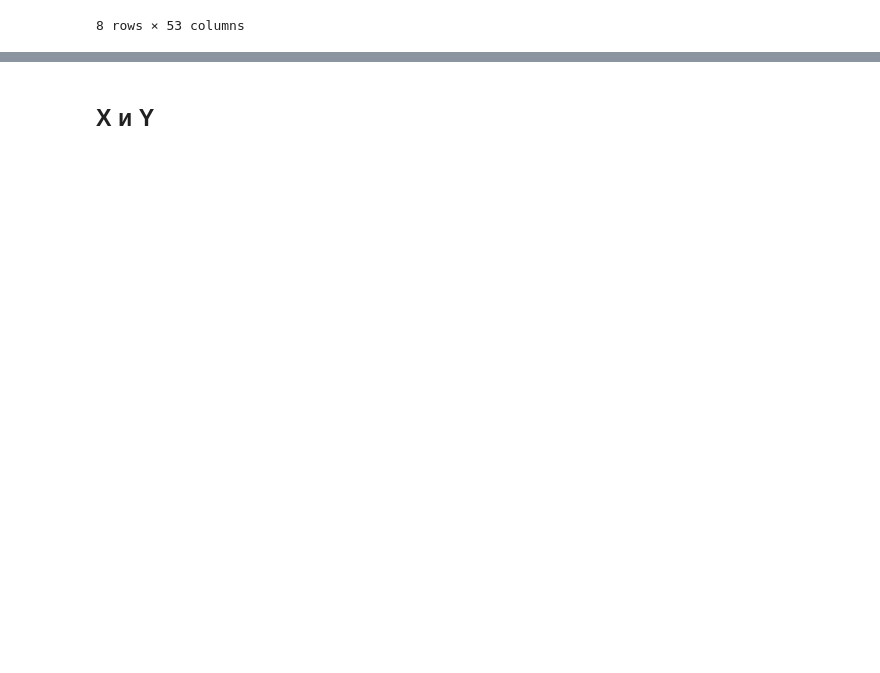
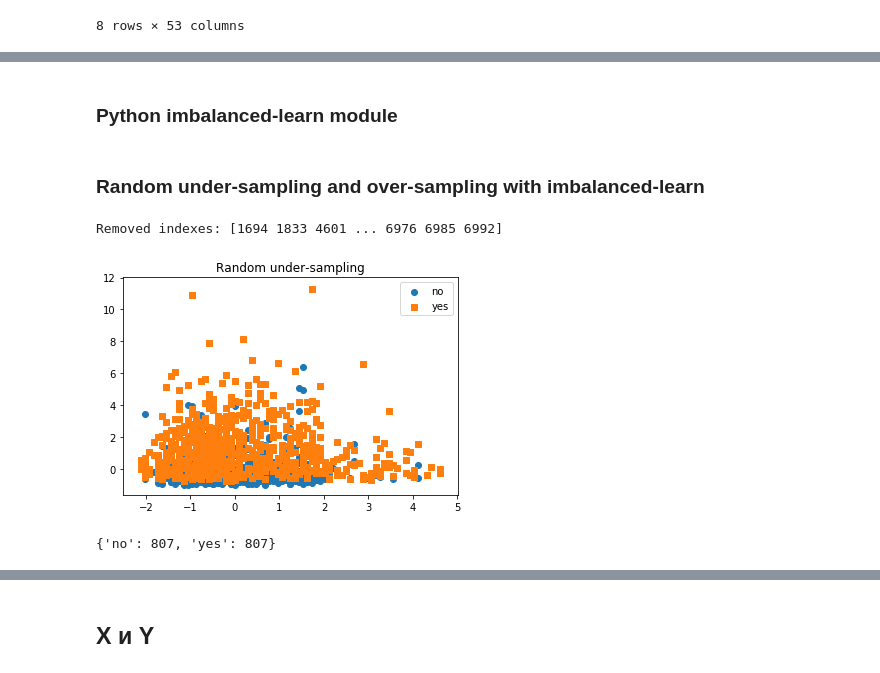
Before and after one commit to KhAngelina/ML, a Jupyter notebook: Task1/tutorial_deposite_prediction.ipynb, the cells around one changed output, grey strips where cells are left out. Saved outputs shown, nothing was run; the diff lists cells and outputs as text; code cells hidden in the pictures; blank space fills up the shorter version.

```diff
--- a/Task1/tutorial_deposite_prediction.ipynb
+++ b/Task1/tutorial_deposite_prediction.ipynb
@@ -540,0 +543,6 @@ data.describe()
+# %%
+# Для того, чтобы быстрее проходил подбор параметров и хватило мощности машины, рандомно выделим подмножество данных
+# Однако это может повлиять на точность результата
+full_data = data
+data = data.sample(n=7000, random_state = 1)
+data.describe()
@@ -540,0 +636,2 @@ data.describe()
+# %% [markdown]
+### Python imbalanced-learn module
@@ -540,0 +640,31 @@ data.describe()
+# %%
+def plot_2d_space(X, y, label='Classes'):
+    colors = ['#1F77B4', '#FF7F0E']
+    markers = ['o', 's']
+    for l, c, m in zip(np.unique(y), colors, markers):
+        plt.scatter(
+            X[y==l, 0],
+            X[y==l, 1],
+            c=c, label=l, marker=m
+        )
+    plt.title(label)
+    plt.legend(loc='upper right')
+    plt.show()
+# %% [markdown]
+### Random under-sampling and over-sampling with imbalanced-learn
+# %%
+import numpy
+from imblearn.under_sampling import RandomUnderSampler
+
+rus = RandomUnderSampler(return_indices=True)
+X_rus, y_rus, id_rus = rus.fit_sample(data.drop(('y'), axis = 1), data['y'])
+
+print('Removed indexes:', id_rus)
+
+plot_2d_space(X_rus, y_rus, 'Random under-sampling')
+unique, counts = numpy.unique(y_rus, return_counts=True)
+dict(zip(unique, counts))
+# %% [output]
+Removed indexes: [1694 1833 4601 ... 6976 6985 6992]
+[figure, added]
+{'no': 807, 'yes': 807}
```
Also changed, not shown: parts of 68 cells of this notebook.
